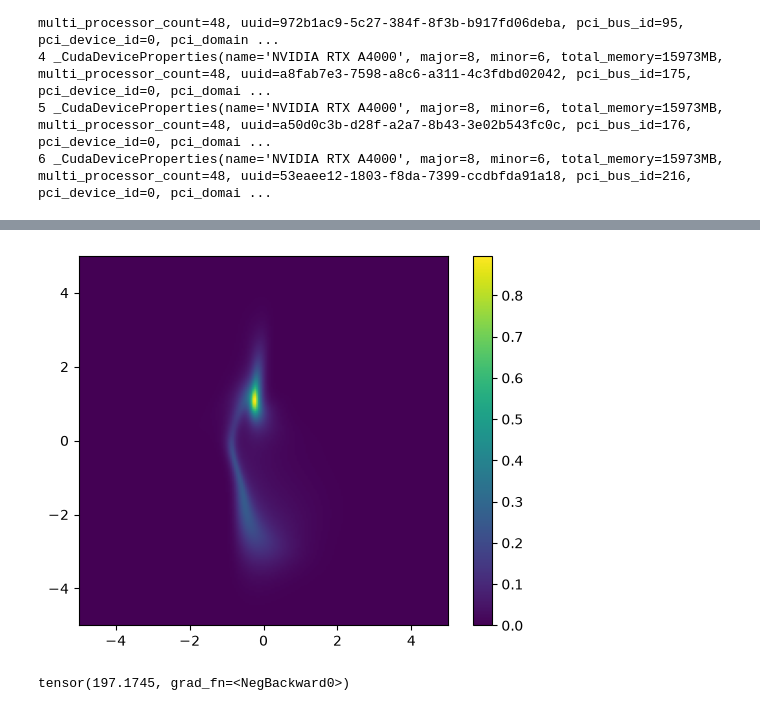
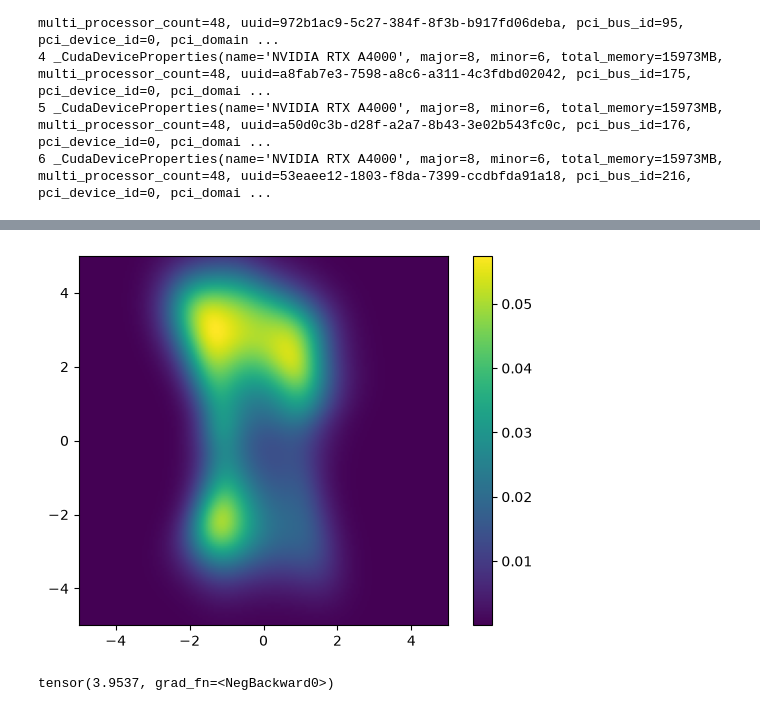
Before and after one commit to al3kseyka/scince_school, a Jupyter notebook: cnf_simple.ipynb, the cells around one changed output, grey strips where cells are left out. Cells and saved outputs as stored; diff of their text form; code cells hidden in the pictures.

```diff
--- a/cnf_simple.ipynb
+++ b/cnf_simple.ipynb
@@ -139,38 +162,38 @@ from torch.profiler import profile, ProfilerActivity
 
 # activities = [ProfilerActivity.CUDA]
 
-optimizer = torch.optim.Adam(wraped.field.parameters(), lr=0.000001)
+optimizer = torch.optim.Adam(wraped.field.parameters(), lr=0.001)
 step = 0
 # history = []
 fig, ax = plt.subplots()
 out = display(fig, display_id=True)
 loss = 0
 out2 = display(loss, display_id=True)
 
 # with profile(activities=activities, record_shapes=True, profile_memory=True) as prof:
 for _ in range(EPOCHES):
     for X, in tqdm(dataloader):
         # print(X)
         # X = get_batch(BATCH_SIZE)
         Y, log_jac = wraped.forward(X, True)
         Y.requires_grad_()
         loss = CNF.loss_function(2, Y, log_jac)
         optimizer.zero_grad()
         wraped.backward(Y, loss)
         optimizer.step()
         if step % SAVE_AFTER == 0:
             out2.update(loss)
 
             # fig.clear()
             show_density(fig, ax)
             out.update(fig)
             torch.save(cnf.state_dict(), "models/cnf.pt")
             fig.savefig("gallery/fig" + str(step) + ".png")
         # if step == 10:
         #     break
         step+=1
 torch.save(cnf.state_dict(), "models/cnf.pt")
 # print(prof.key_averages().table(sort_by="self_cuda_time_total", row_limit=20))
 # %% [output]
-[figure, old version]
+[figure, new version]
-tensor(197.1745, grad_fn=<NegBackward0>)
+tensor(3.9537, grad_fn=<NegBackward0>)
```
Also changed, not shown: parts of 6 cells of this notebook, 1 other file.
